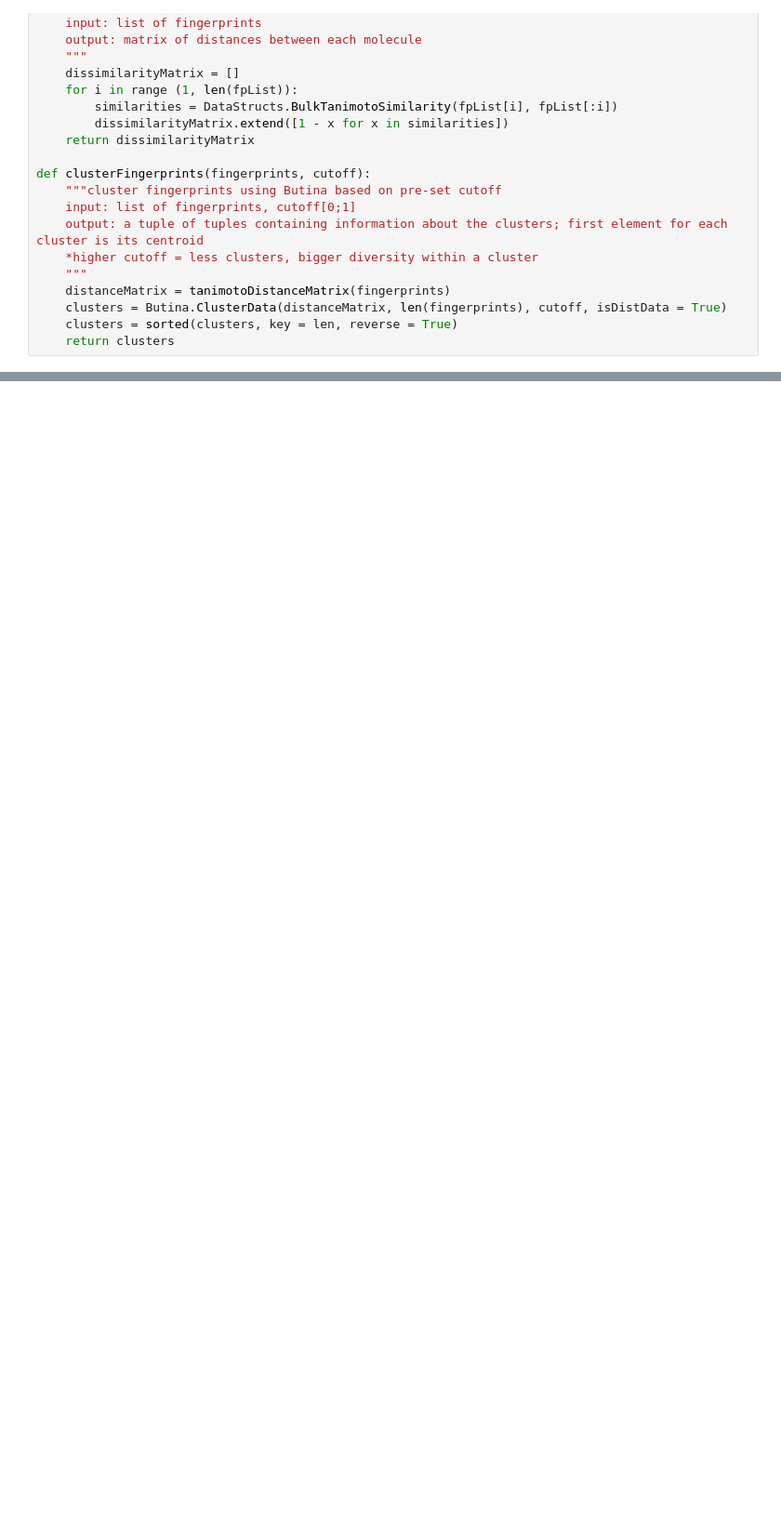
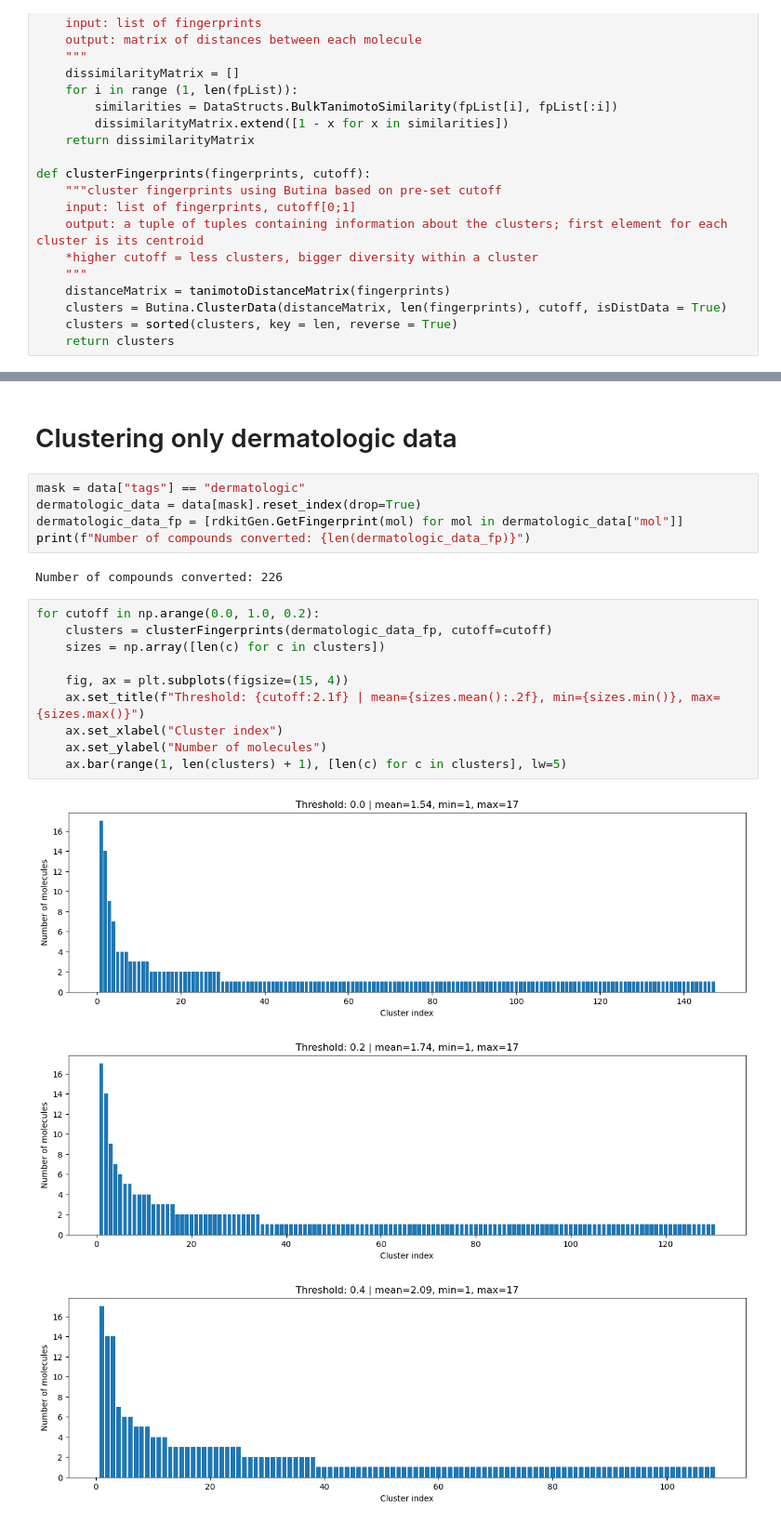
Before and after one commit to fkkarpinski/licencjat_git, a Jupyter notebook: all_chem_df_notebook.ipynb, the cells around one changed output, grey strips where cells are left out. Shown at 93% size. Cells and saved outputs as stored; diff of their text form; blank space fills up the shorter version.

```diff
--- a/all_chem_df_notebook.ipynb
+++ b/all_chem_df_notebook.ipynb
@@ -201,0 +210,23 @@ KeyboardInterrupt:
+# %% [markdown]
+# Clustering only dermatologic data
+# %%
+mask = data["tags"] == "dermatologic"
+dermatologic_data = data[mask].reset_index(drop=True)
+dermatologic_data_fp = [rdkitGen.GetFingerprint(mol) for mol in dermatologic_data["mol"]]
+print(f"Number of compounds converted: {len(dermatologic_data_fp)}")
+# %% [output]
+Number of compounds converted: 226
+# %%
+for cutoff in np.arange(0.0, 1.0, 0.2):
+    clusters = clusterFingerprints(dermatologic_data_fp, cutoff=cutoff)
+    sizes = np.array([len(c) for c in clusters])
+
+    fig, ax = plt.subplots(figsize=(15, 4))
+    ax.set_title(f"Threshold: {cutoff:2.1f} | mean={sizes.mean():.2f}, min={sizes.min()}, max={sizes.max()}")
+    ax.set_xlabel("Cluster index")
+    ax.set_ylabel("Number of molecules")
+    ax.bar(range(1, len(clusters) + 1), [len(c) for c in clusters], lw=5)
+# %% [output]
+[figure, added]
+[figure, added]
+[figure, added]
```
Also changed, not shown: parts of 9 cells of this notebook, 1 other file.
